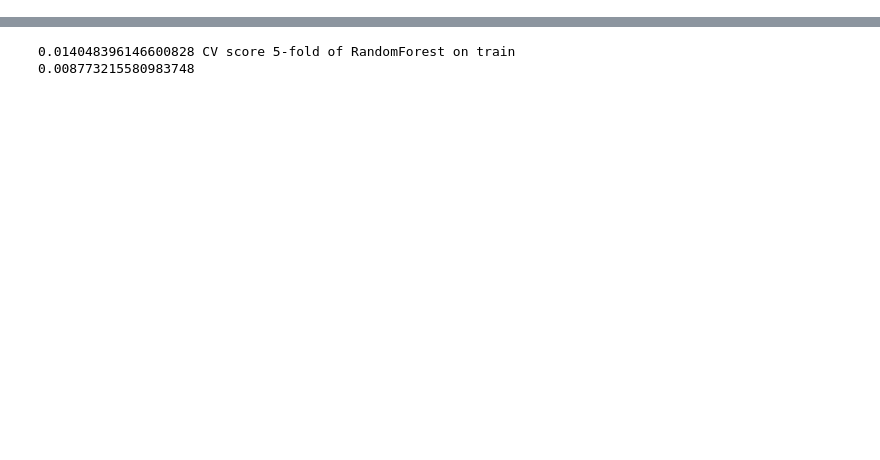
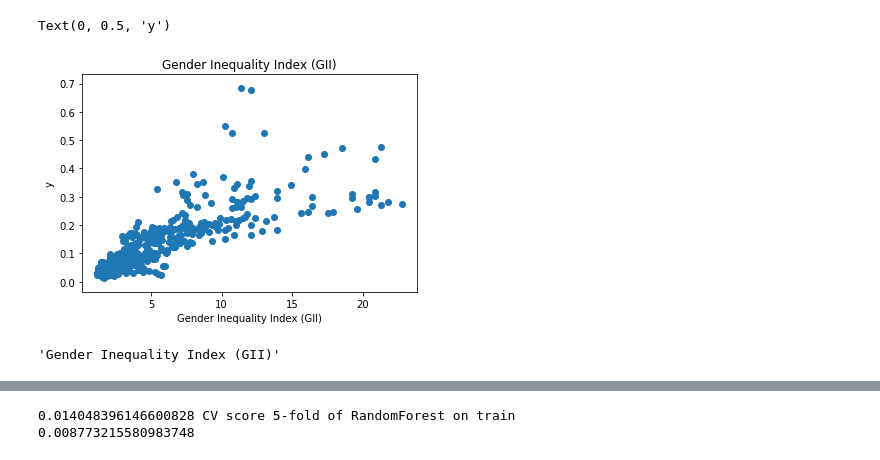
Before and after one commit to D1nay/prohack2020, a Jupyter notebook: Model selection.ipynb, the cells around one changed output, grey strips where cells are left out. Drawn from its saved outputs; the diff is of its cells as text; code cells hidden in the pictures; blank space fills up the shorter version.

```diff
--- a/Model selection.ipynb
+++ b/Model selection.ipynb
@@ -21,0 +101,16 @@ data_no_world = data[data['country'] != 'World']
+# %%
+data_mod = data_mod.set_index(['year', 'country'])
+# %%
+def transf1(x):
+    return -1/(x-1.1)
+def transf2(x):
+    return 1/(x)
+# %%
+i = 9
+plt.scatter(list(map(transf2, data_mod.iloc[:, i])), data_mod['y'])
+plt.title(data_mod.columns[i])
+plt.xlabel(data_mod.columns[i])
+plt.ylabel('y')
+# %% [output]
+Text(0, 0.5, 'y')
+[figure, added]
@@ -21,0 +127,4 @@ data_no_world = data[data['country'] != 'World']
+# %%
+data_mod[index_columns[-1]].apply(transf2).name
+# %% [output]
+'Gender Inequality Index (GII)'
```
Also changed, not shown: parts of 39 cells of this notebook, 3 other files.
